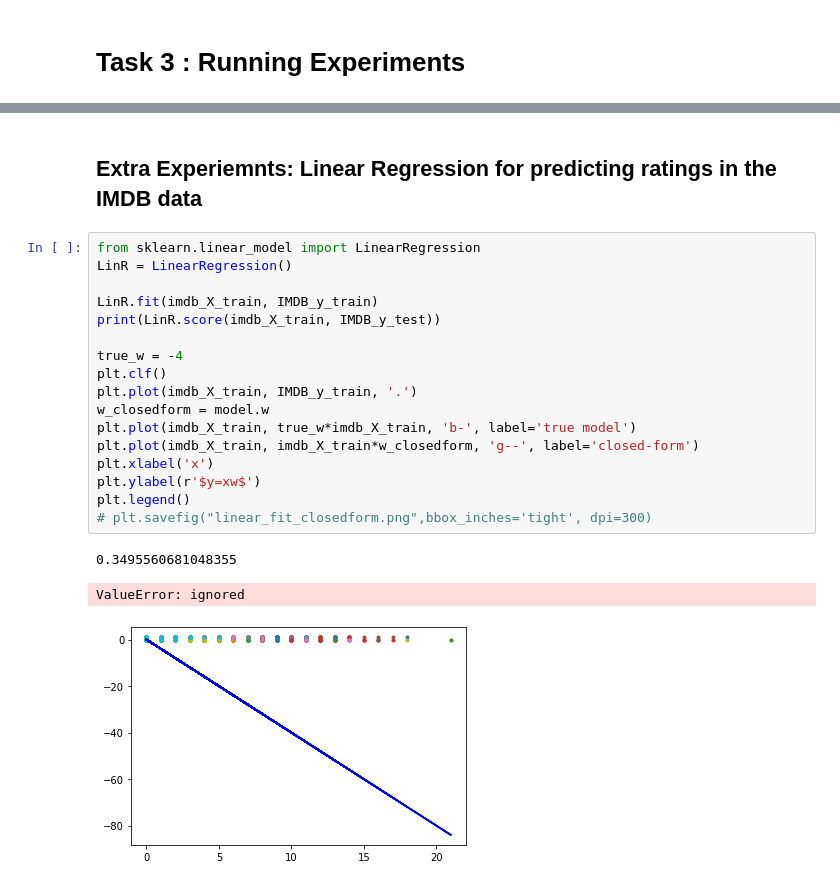
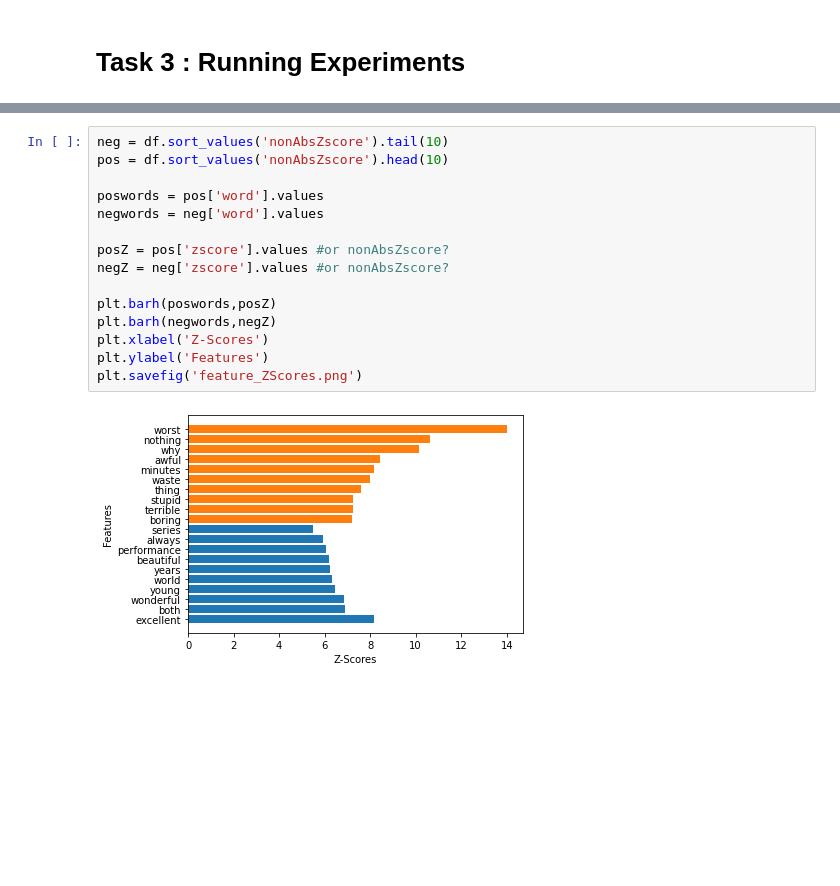
Before and after one commit to acollin19/comp551, a Jupyter notebook: A2/assignment2_group_24.ipynb, the cells around one changed output, grey strips where cells are left out. Cells and saved outputs as stored; diff of their text form; blank space fills up the shorter version.

```diff
--- a/A2/assignment2_group_24.ipynb
+++ b/A2/assignment2_group_24.ipynb
@@ -478,23 +402,17 @@ print(negwords)
-# %% [markdown]
-## Extra Experiemnts: Linear Regression for predicting ratings in the IMDB data
-# %%
-from sklearn.linear_model import LinearRegression
-LinR = LinearRegression()
-
-LinR.fit(imdb_X_train, IMDB_y_train)
-print(LinR.score(imdb_X_train, IMDB_y_test))
-
-true_w = -4
-plt.clf()
-plt.plot(imdb_X_train, IMDB_y_train, '.')
-w_closedform = model.w
-plt.plot(imdb_X_train, true_w*imdb_X_train, 'b-', label='true model')
-plt.plot(imdb_X_train, imdb_X_train*w_closedform, 'g--', label='closed-form')
-plt.xlabel('x')
-plt.ylabel(r'$y=xw$')
-plt.legend()
-# plt.savefig("linear_fit_closedform.png",bbox_inches='tight', dpi=300)
-# %% [output]
-0.3495560681048355
-ValueError: ignored
-[figure, removed]
+# %%
+neg = df.sort_values('nonAbsZscore').tail(10)
+pos = df.sort_values('nonAbsZscore').head(10)
+
+poswords = pos['word'].values
+negwords = neg['word'].values
+
+posZ = pos['zscore'].values #or nonAbsZscore?
+negZ = neg['zscore'].values #or nonAbsZscore?
+
+plt.barh(poswords,posZ)
+plt.barh(negwords,negZ)
+plt.xlabel('Z-Scores')
+plt.ylabel('Features')
+plt.savefig('feature_ZScores.png')
+# %% [output]
+[figure, added]
```
Also changed, not shown: parts of 10 cells of this notebook.
